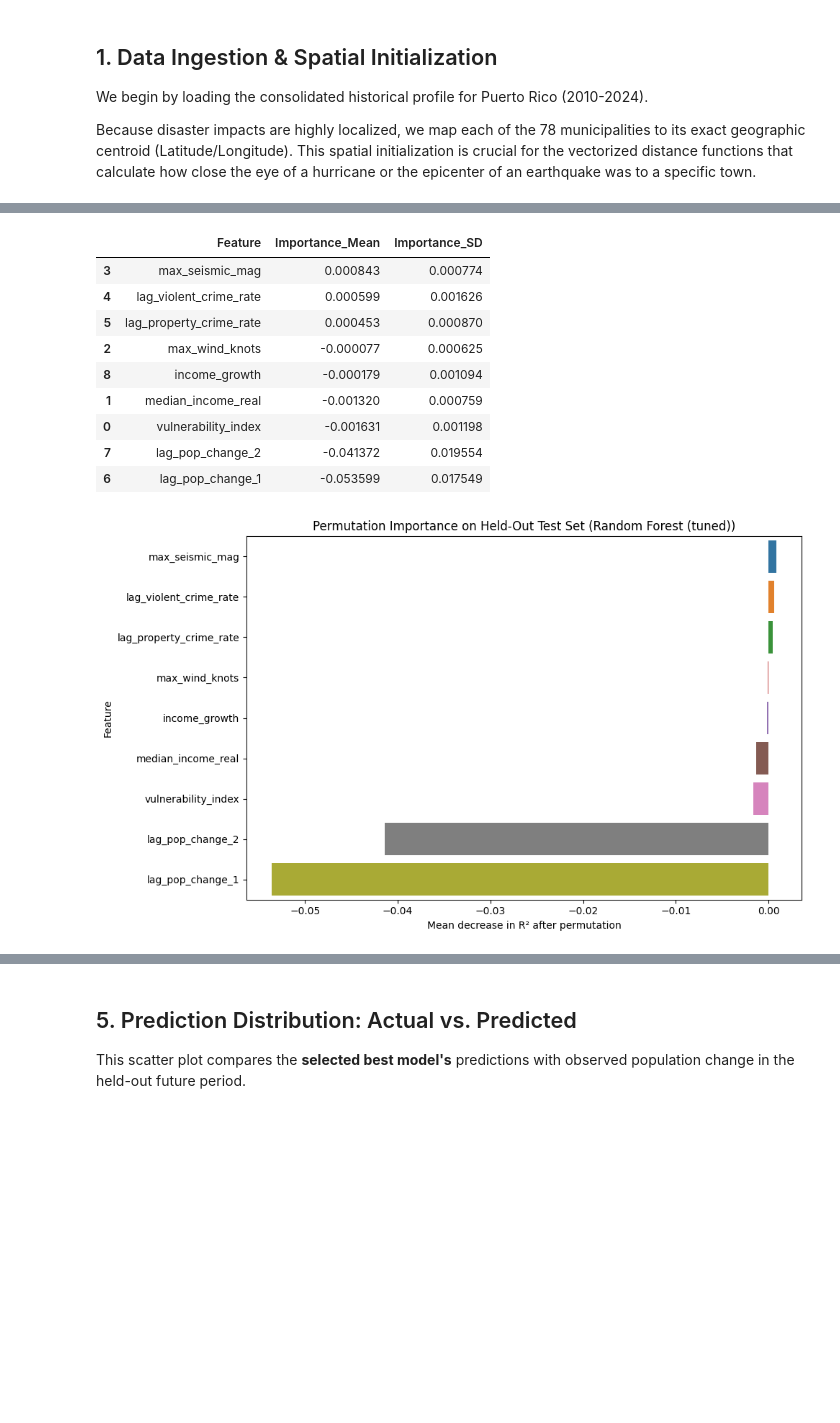
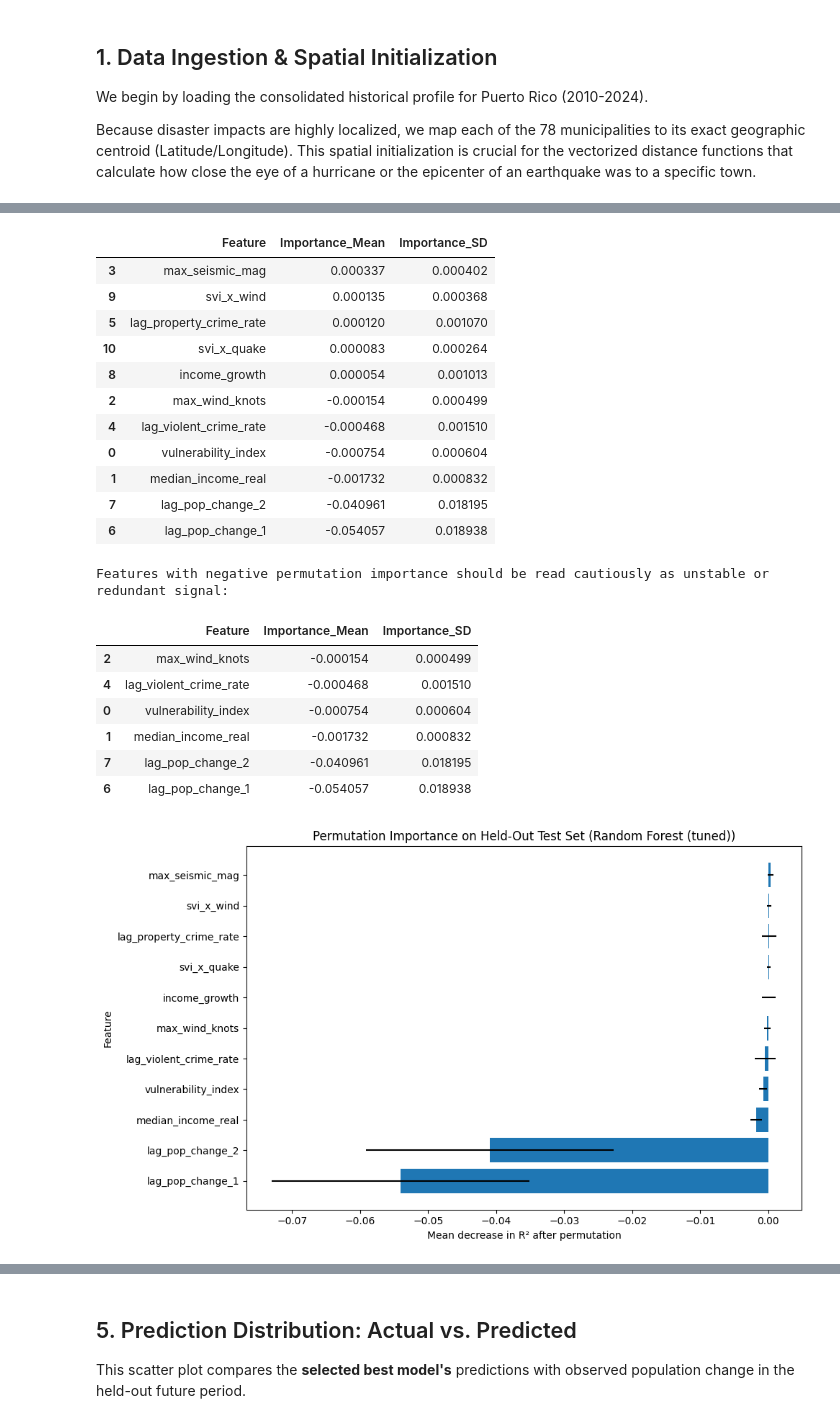
Before and after one commit to Venettov/CAPSTONE_DATA_SCIENCE_RIVERARUIZ, a Jupyter notebook: analysis/Phase2.ipynb, the cells around one changed output, grey strips where cells are left out. Drawn from its saved outputs; the diff is of its cells as text; code cells hidden in the pictures; blank space fills up the shorter version.

```diff
--- a/analysis/Phase2.ipynb
+++ b/analysis/Phase2.ipynb
@@ -531,46 +749,59 @@ Rather than relying only on built-in importance measures, this section applies *
 # %%
 perm_result = permutation_importance(
     best_model,
     X_test,
     y_test,
     n_repeats=20,
     random_state=42,
     scoring='r2',
     n_jobs=-1
 )
 
 feature_importance_df = pd.DataFrame({
-    'Feature': features,
+    'Feature': FINAL_FEATURES,
     'Importance_Mean': perm_result.importances_mean,
     'Importance_SD': perm_result.importances_std
 }).sort_values(by='Importance_Mean', ascending=False)
 
 display(feature_importance_df)
 
+negative_importance_df = feature_importance_df[feature_importance_df['Importance_Mean'] < 0].copy()
+if not negative_importance_df.empty:
+    print("Features with negative permutation importance should be read cautiously as unstable or redundant signal:")
+    display(negative_importance_df)
+
 plt.figure(figsize=(10, 6))
-sns.barplot(
-    data=feature_importance_df,
-    x='Importance_Mean',
-    y='Feature',
-    hue='Feature',
-    dodge=False,
-    legend=False
+plt.barh(
+    feature_importance_df['Feature'],
+    feature_importance_df['Importance_Mean'],
+    xerr=feature_importance_df['Importance_SD']
 )
+plt.gca().invert_yaxis()
 plt.title(f'Permutation Importance on Held-Out Test Set ({best_model_name})')
 plt.xlabel('Mean decrease in R² after permutation')
 plt.ylabel('Feature')
 plt.tight_layout()
 plt.show()
 # %% [output]
 |  | Feature | Importance_Mean | Importance_SD |
-| 3 | max_seismic_mag | 0.000843 | 0.000774 |
-| 4 | lag_violent_crime_rate | 0.000599 | 0.001626 |
-| 5 | lag_property_crime_rate | 0.000453 | 0.000870 |
-| 2 | max_wind_knots | -0.000077 | 0.000625 |
-| 8 | income_growth | -0.000179 | 0.001094 |
-| 1 | median_income_real | -0.001320 | 0.000759 |
-| 0 | vulnerability_index | -0.001631 | 0.001198 |
-| 7 | lag_pop_change_2 | -0.041372 | 0.019554 |
-| 6 | lag_pop_change_1 | -0.053599 | 0.017549 |
+| 3 | max_seismic_mag | 0.000337 | 0.000402 |
+| 9 | svi_x_wind | 0.000135 | 0.000368 |
+| 5 | lag_property_crime_rate | 0.000120 | 0.001070 |
+| 10 | svi_x_quake | 0.000083 | 0.000264 |
+| 8 | income_growth | 0.000054 | 0.001013 |
+| 2 | max_wind_knots | -0.000154 | 0.000499 |
+| 4 | lag_violent_crime_rate | -0.000468 | 0.001510 |
+| 0 | vulnerability_index | -0.000754 | 0.000604 |
+| 1 | median_income_real | -0.001732 | 0.000832 |
+| 7 | lag_pop_change_2 | -0.040961 | 0.018195 |
+| 6 | lag_pop_change_1 | -0.054057 | 0.018938 |
+Features with negative permutation importance should be read cautiously as unstable or redundant signal:
+|  | Feature | Importance_Mean | Importance_SD |
+| 2 | max_wind_knots | -0.000154 | 0.000499 |
+| 4 | lag_violent_crime_rate | -0.000468 | 0.001510 |
+| 0 | vulnerability_index | -0.000754 | 0.000604 |
+| 1 | median_income_real | -0.001732 | 0.000832 |
+| 7 | lag_pop_change_2 | -0.040961 | 0.018195 |
+| 6 | lag_pop_change_1 | -0.054057 | 0.018938 |
-[figure, old version]
+[figure, new version]
 # %% [markdown]
```
Also changed, not shown: parts of 22 cells of this notebook, 1 other file.
